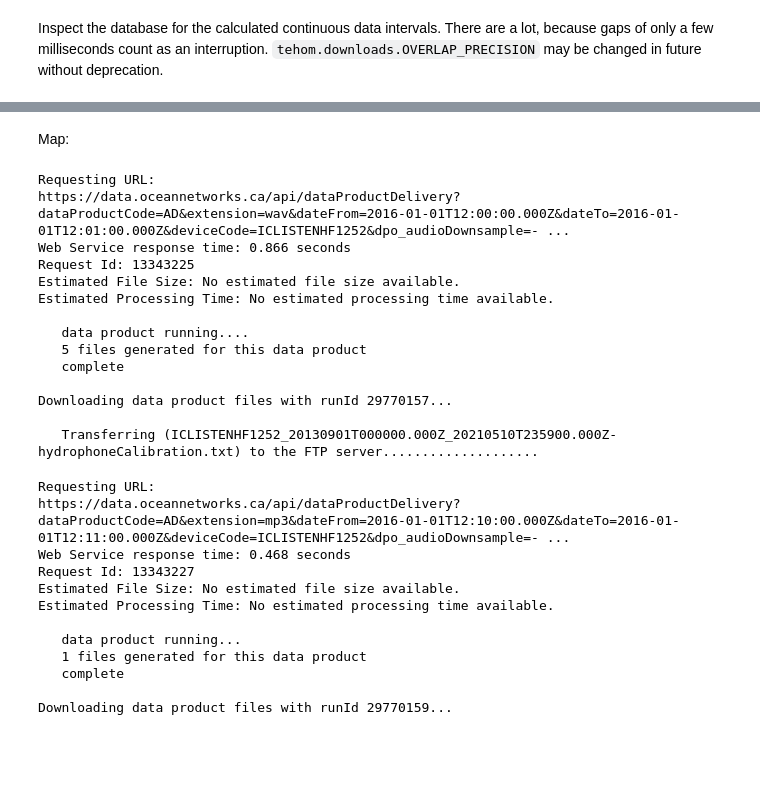
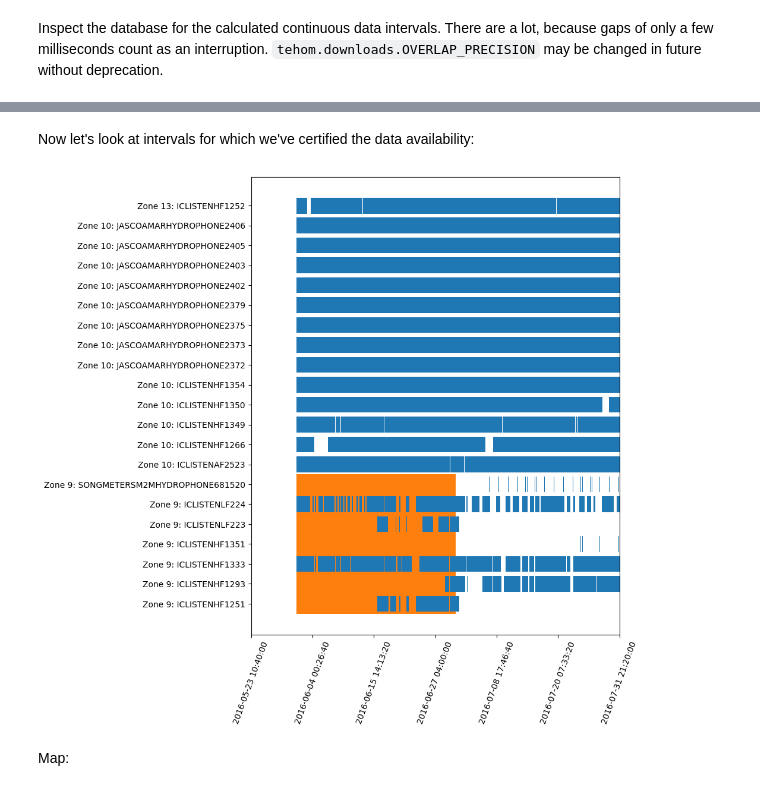
Before and after one commit to Jacob-Stevens-Haas/tehom, a Jupyter notebook: example.ipynb, the cells around one changed output, grey strips where cells are left out. Drawn from its saved outputs; the diff is of its cells as text; code cells hidden in the pictures; blank space fills up the shorter version.

```diff
--- a/example.ipynb
+++ b/example.ipynb
@@ -144,39 +124,8 @@ Web Service response time: 0.408 seconds
+# %% [markdown]
+Now let's look at intervals for which we've certified the data availability:
+# %%
+td.show_available_data(begin="2016-06", end="2016-08", style="bar", certified=True)
+# %% [output]
+[figure, added]
 # %% [markdown]
 Map:
-# %%
-onc = td.onc
-td.download_acoustics(
-        ["ICLISTENHF1252"], "20160101T12::00", "20160101T12:01:00", "mp3"
-    )
-# %% [output]
-Requesting URL:
-https://data.oceannetworks.ca/api/dataProductDelivery?dataProductCode=AD&extension=wav&dateFrom=2016-01-01T12:00:00.000Z&dateTo=2016-01-01T12:01:00.000Z&deviceCode=ICLISTENHF1252&dpo_audioDownsample=- ...
-Web Service response time: 0.866 seconds
-Request Id: 13343225
-Estimated File Size: No estimated file size available.
-Estimated Processing Time: No estimated processing time available.
-
-   data product running....
-   5 files generated for this data product
-   complete
-
-Downloading data product files with runId 29770157...
-
-   Transferring (ICLISTENHF1252_20130901T000000.000Z_20210510T235900.000Z-hydrophoneCalibration.txt) to the FTP server....................
-# %%
-td.download_acoustics(
-        ["ICLISTENHF1252"], "20160101T12:10:00", "20160101T12:11:00", "mp3"
-    )
-# %% [output]
-Requesting URL:
-https://data.oceannetworks.ca/api/dataProductDelivery?dataProductCode=AD&extension=mp3&dateFrom=2016-01-01T12:10:00.000Z&dateTo=2016-01-01T12:11:00.000Z&deviceCode=ICLISTENHF1252&dpo_audioDownsample=- ...
-Web Service response time: 0.468 seconds
-Request Id: 13343227
-Estimated File Size: No estimated file size available.
-Estimated Processing Time: No estimated processing time available.
-
-   data product running...
-   1 files generated for this data product
-   complete
-
-Downloading data product files with runId 29770159...
```
Also changed, not shown: parts of 7 cells of this notebook.
